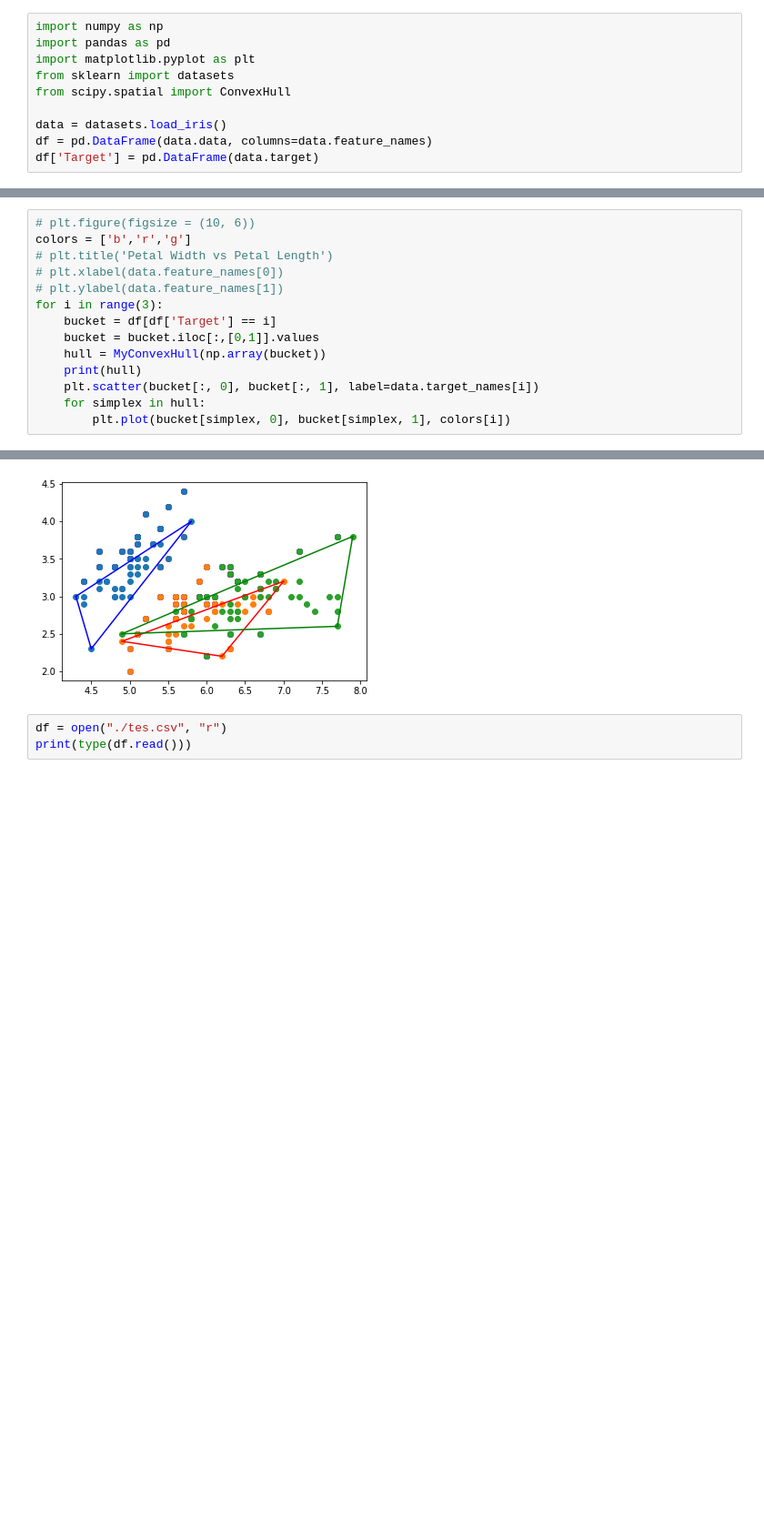
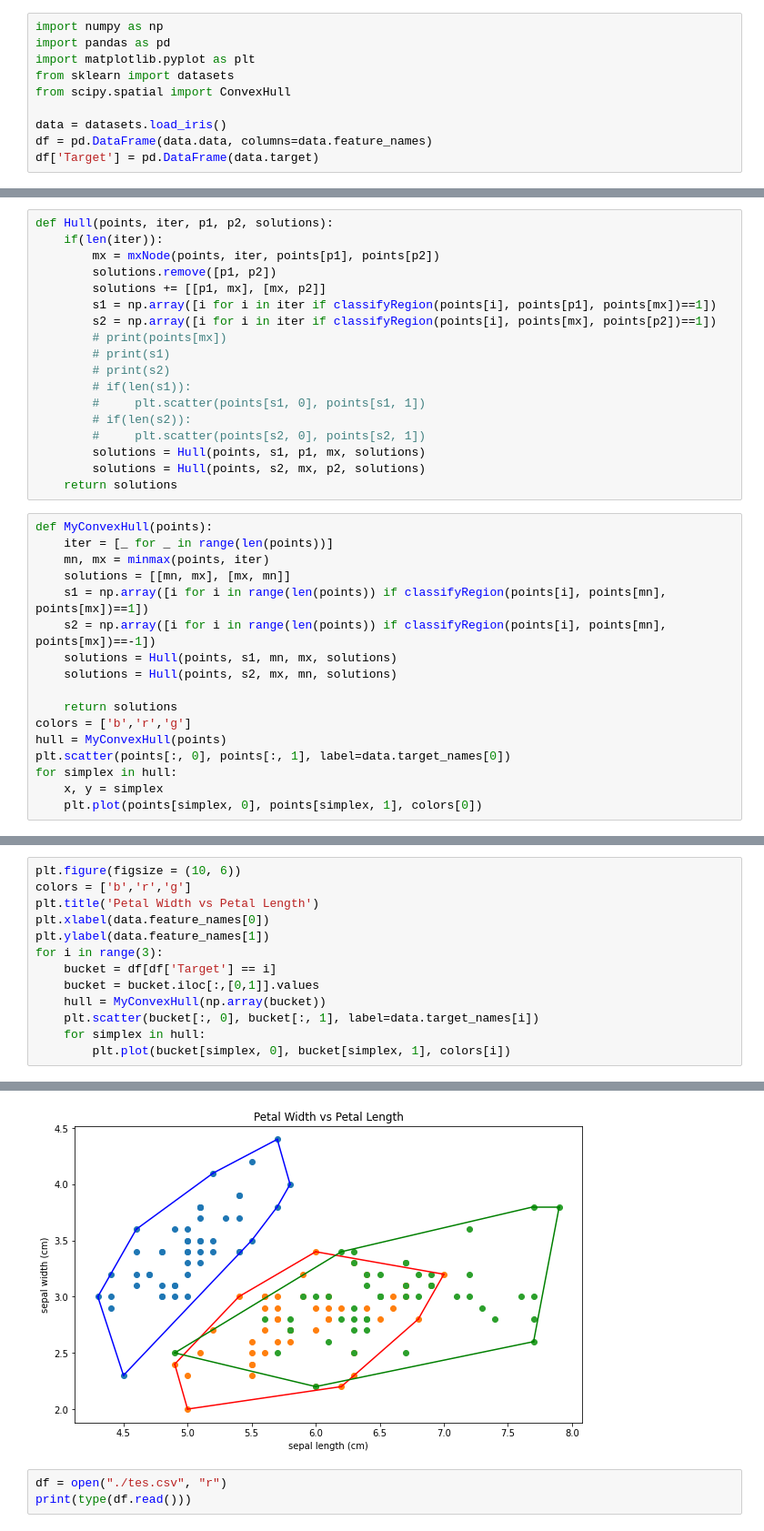
Before and after one commit to firizky29/convex-hull, a Jupyter notebook: src/build.ipynb, the cells around one changed output, grey strips where cells are left out. Shown at 91% size. Cells and saved outputs as stored; diff of their text form; blank space fills up the shorter version.

```diff
--- a/src/build.ipynb
+++ b/src/build.ipynb
@@ -87,0 +81,35 @@ SyntaxError: unexpected EOF while parsing (Temp/ipykernel_22288/1330667250.py, l
+# %%
+def Hull(points, iter, p1, p2, solutions):
+    if(len(iter)):
+        mx = mxNode(points, iter, points[p1], points[p2])
+        solutions.remove([p1, p2])
+        solutions += [[p1, mx], [mx, p2]]
+        s1 = np.array([i for i in iter if classifyRegion(points[i], points[p1], points[mx])==1])
+        s2 = np.array([i for i in iter if classifyRegion(points[i], points[mx], points[p2])==1])
+        # print(points[mx])
+        # print(s1)
+        # print(s2)
+        # if(len(s1)):
+        #     plt.scatter(points[s1, 0], points[s1, 1])
+        # if(len(s2)):
+        #     plt.scatter(points[s2, 0], points[s2, 1])
+        solutions = Hull(points, s1, p1, mx, solutions)
+        solutions = Hull(points, s2, mx, p2, solutions)
+    return solutions
+# %%
+def MyConvexHull(points):
+    iter = [_ for _ in range(len(points))]
+    mn, mx = minmax(points, iter)
+    solutions = [[mn, mx], [mx, mn]]
+    s1 = np.array([i for i in range(len(points)) if classifyRegion(points[i], points[mn], points[mx])==1])
+    s2 = np.array([i for i in range(len(points)) if classifyRegion(points[i], points[mn], points[mx])==-1])
+    solutions = Hull(points, s1, mn, mx, solutions)
+    solutions = Hull(points, s2, mx, mn, solutions)
+
+    return solutions
+colors = ['b','r','g']
+hull = MyConvexHull(points)
+plt.scatter(points[:, 0], points[:, 1], label=data.target_names[0])
+for simplex in hull:
+    x, y = simplex
+    plt.plot(points[simplex, 0], points[simplex, 1], colors[0])
@@ -88,14 +128,13 @@ SyntaxError: unexpected EOF while parsing (Temp/ipykernel_22288/1330667250.py, l
 # %%
-# plt.figure(figsize = (10, 6))
+plt.figure(figsize = (10, 6))
 colors = ['b','r','g']
-# plt.title('Petal Width vs Petal Length')
-# plt.xlabel(data.feature_names[0])
-# plt.ylabel(data.feature_names[1])
+plt.title('Petal Width vs Petal Length')
+plt.xlabel(data.feature_names[0])
+plt.ylabel(data.feature_names[1])
 for i in range(3):
     bucket = df[df['Target'] == i]
     bucket = bucket.iloc[:,[0,1]].values
     hull = MyConvexHull(np.array(bucket))
-    print(hull)
     plt.scatter(bucket[:, 0], bucket[:, 1], label=data.target_names[i])
     for simplex in hull:
         plt.plot(bucket[simplex, 0], bucket[simplex, 1], colors[i])
@@ -106,4 +142,4 @@ for i in range(3):
-[figure, old version]
+[figure, new version]
 # %%
 df = open("./tes.csv", "r")
 print(type(df.read()))
```
Also changed, not shown: parts of 7 cells of this notebook.
